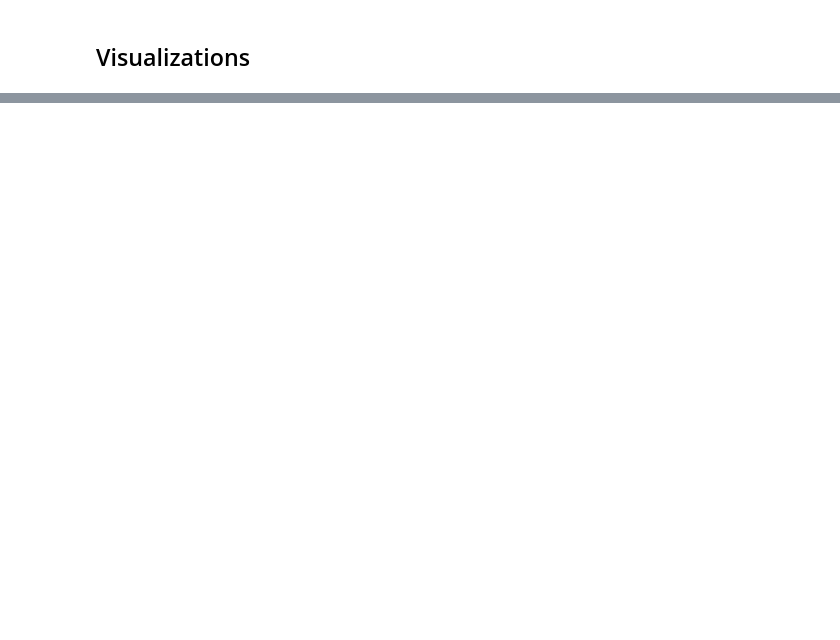
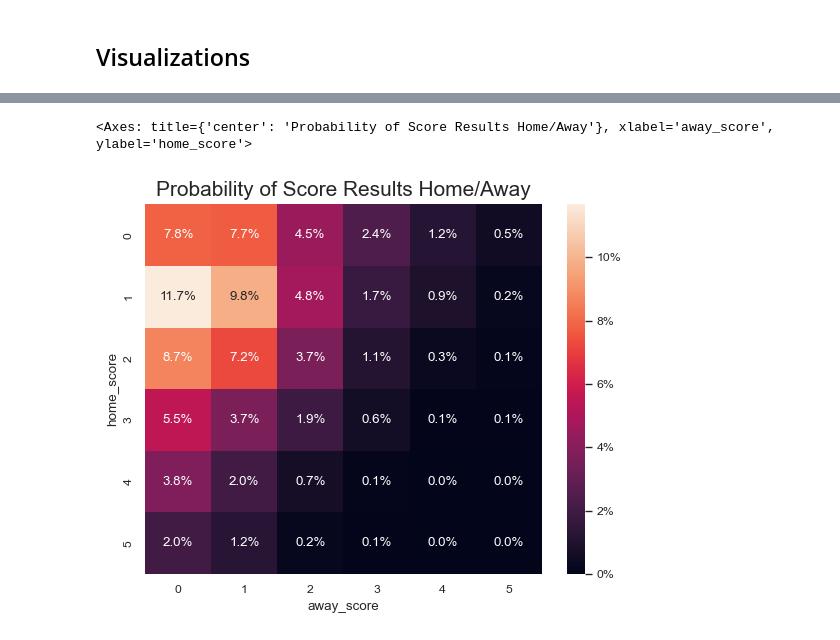
Before and after one commit to Felixthew/WorldCupPredictions, a Jupyter notebook: predictor.ipynb, the cells around one changed output, grey strips where cells are left out. Drawn from its saved outputs; the diff is of its cells as text; code cells hidden in the pictures; blank space fills up the shorter version.

```diff
--- a/predictor.ipynb
+++ b/predictor.ipynb
@@ -640,0 +780,13 @@ NaN home_overall: 3739/5745 | NaN away_overall: 3984/5745
+# %%
+from matplotlib.ticker import PercentFormatter
+
+home_away_df = df[df['neutral'] == False]
+grid = pd.crosstab(home_away_df['home_score'], home_away_df['away_score'], normalize=True)
+grid_cropped = grid.loc[:5, :5]
+
+heatmap = sns.heatmap(grid_cropped, annot=True, fmt=".1%", cmap="rocket", cbar_kws={"format": PercentFormatter(xmax=1, decimals=0)})
+heatmap.set_title("Probability of Score Results Home/Away").set_fontsize(15)
+heatmap
+# %% [output]
+<Axes: title={'center': 'Probability of Score Results Home/Away'}, xlabel='away_score', ylabel='home_score'>
+[figure, added]
```
Also changed, not shown: parts of 30 cells of this notebook, 2 other files.
